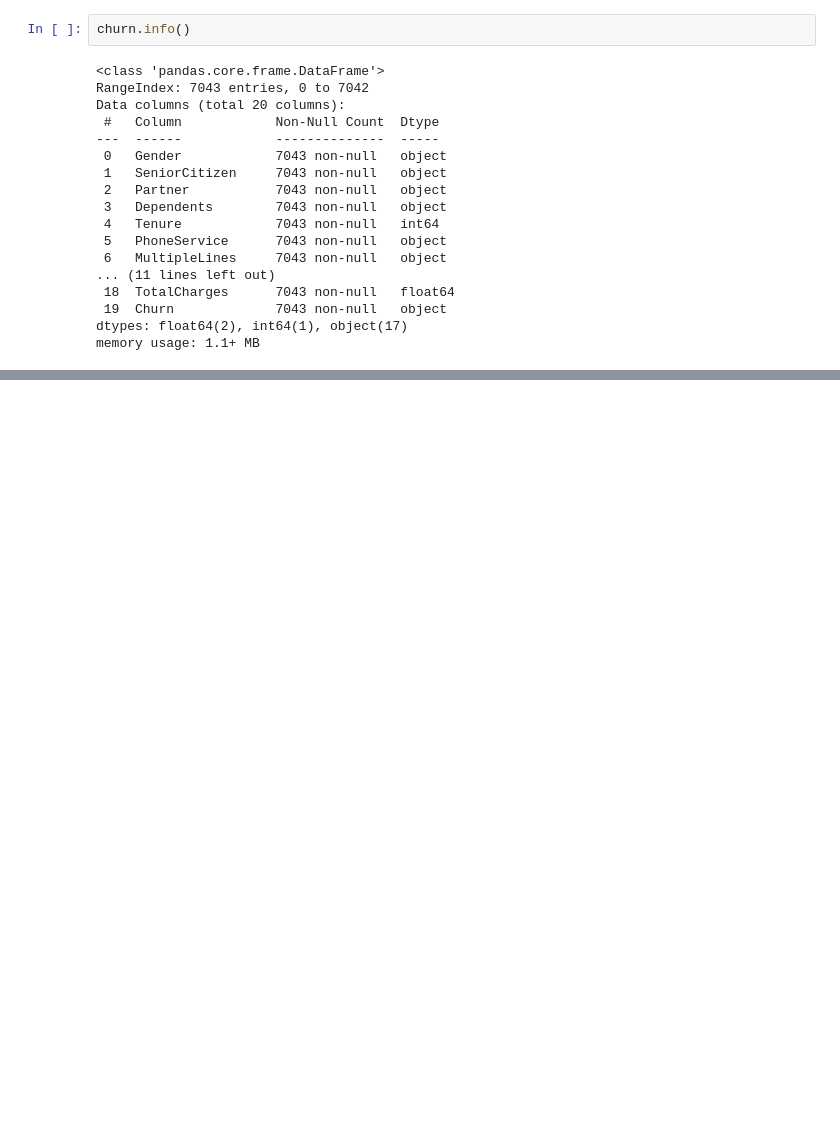
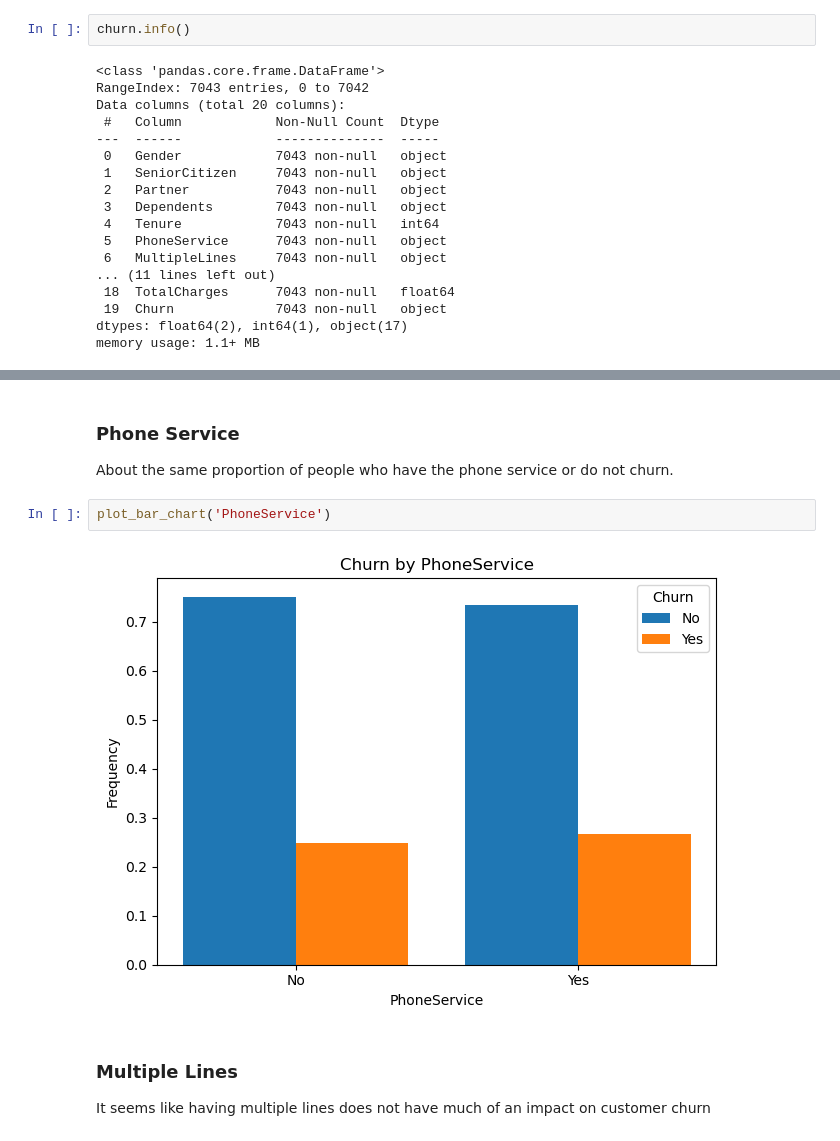
Before and after one commit to prebala123/customer-churn, a Jupyter notebook: notebook.ipynb, the cells around one changed output, grey strips where cells are left out. Saved outputs shown, nothing was run; the diff lists cells and outputs as text; blank space fills up the shorter version.

```diff
--- a/notebook.ipynb
+++ b/notebook.ipynb
@@ -268,0 +208,12 @@ plt.show()
+# %% [markdown]
+### Phone Service
+
+About the same proportion of people who have the phone service or do not churn.
+# %%
+plot_bar_chart('PhoneService')
+# %% [output]
+[figure, added]
+# %% [markdown]
+### Multiple Lines
+
+It seems like having multiple lines does not have much of an impact on customer churn
```
Also changed, not shown: parts of 85 cells of this notebook.
